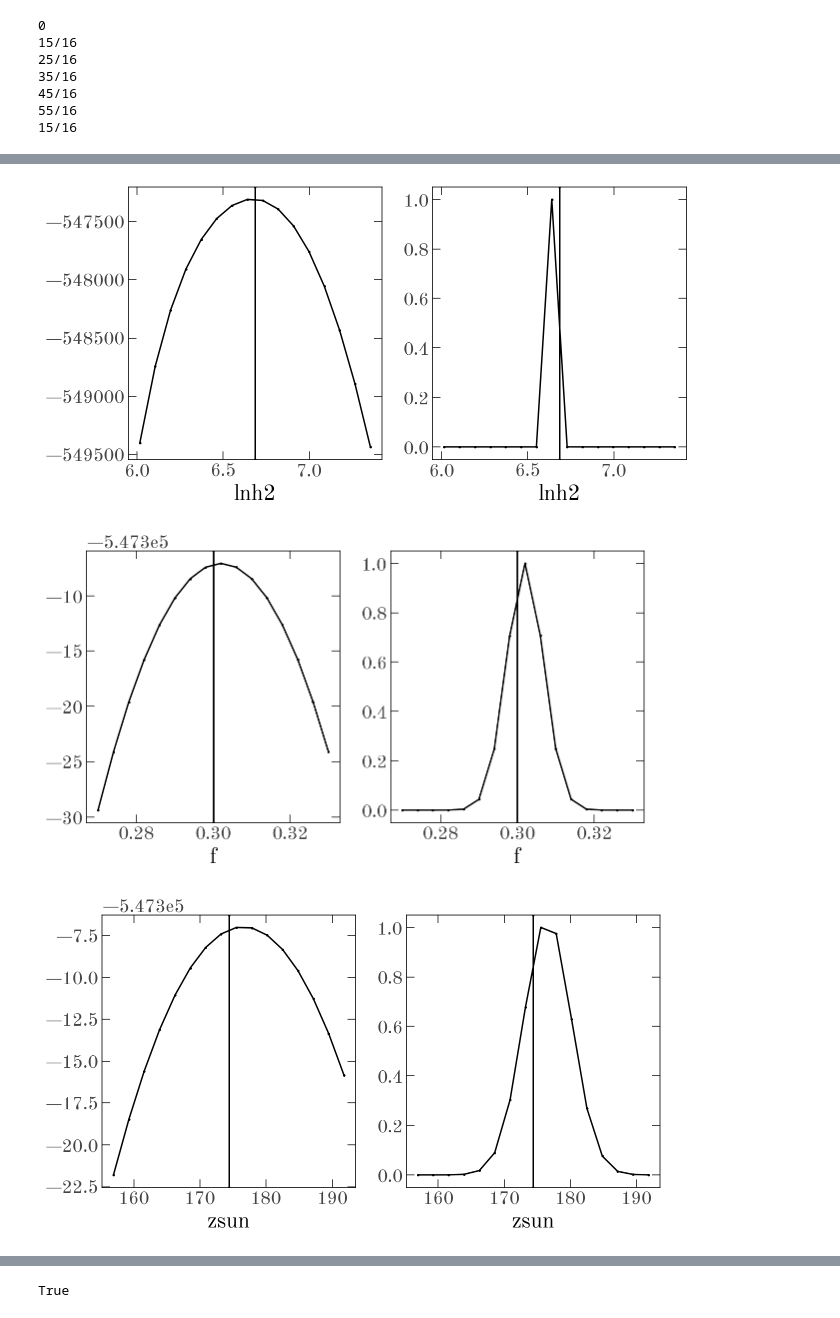
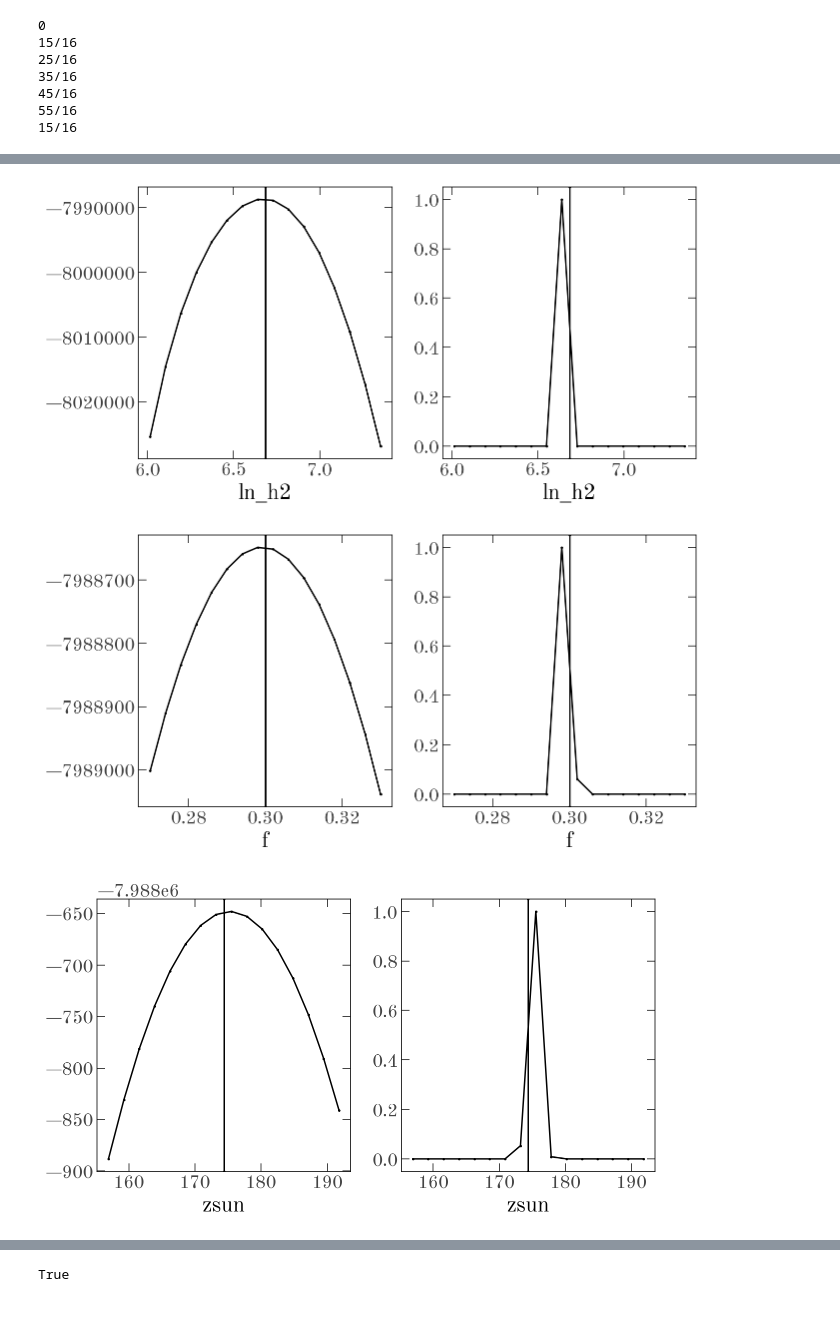
Before and after one commit to adrn/solar-velocity, a Jupyter notebook: notebooks/Simulated-midplane-with-selection.ipynb, the cells around one changed output, grey strips where cells are left out. Cells and saved outputs as stored; diff of their text form; code cells hidden in the pictures.

Commit message:
new structure for model construction

```diff
--- a/notebooks/Simulated-midplane-with-selection.ipynb
+++ b/notebooks/Simulated-midplane-with-selection.ipynb
@@ -180,0 +190,6 @@ get_ln_Veff(ln_density_args, gal_args, min_b, max_dist)
+# %%
+data = sim_gal.xyz.decompose(usys)[:, sim_mask]#.value
+model = Model(data, truth['sgrA'], min_b, max_dist, usys)
+
+model_all = Model(sim_gal.xyz.decompose(usys),
+                  truth['sgrA'], min_b, max_dist, usys)
@@ -181,22 +214,13 @@ get_ln_Veff(ln_density_args, gal_args, min_b, max_dist)
 # %%
-p0 = (
-    np.log(sim_gal.shape[0]),
-    np.log(truth['h1'].decompose(usys).value),
-    np.log(truth['h2'].decompose(usys).value),
-    truth['f'],
-    truth['zsun'].decompose(usys).value,
-    truth['roll'].decompose(usys).value
-)
-p0_names = (
-    'lnn0',
-    'lnh1',
-    'lnh2',
-    'f',
-    'zsun',
-    'roll'
-)
-data = sim_gal.xyz.decompose(usys).value[:, sim_mask]
-# data = sim_gal.xyz.decompose(usys).value
-ln_likelihood(p0, data, truth['sgrA'], ln_density_args, min_b, max_dist,
-              plot=True)
+p0 = model.pack_pars({
+    'ln_n0': np.log(sim_gal.shape[0]),
+    'ln_h1': np.log(truth['h1'].decompose(usys).value),
+    'ln_h2': np.log(truth['h2'].decompose(usys).value),
+    'f': truth['f'],
+    'zsun': truth['zsun'].decompose(usys).value,
+    'roll': truth['roll'].decompose(usys).value
+})
+
+model.ln_likelihood(p0, plot=True)
+# model_all.ln_likelihood(p0, plot=True)
 # %% [output]
@@ -216,8 +240,7 @@ for i in range(len(p0)):
     for j, val in enumerate(vals):
         print(f"{j}/{len(vals)}", end="\r")
         this_p0[i] = val
-        lls.append(ln_likelihood(this_p0, data,
-                                 sgrA, ln_density_args, min_b, max_dist))
+        lls.append(model.ln_likelihood(this_p0))
     all_lls.append(lls)
 all_lls = np.array(all_lls)
 # %% [output]
@@ -234,6 +257,6 @@ for i in range(all_lls.shape[0]):
     axes[0].plot(all_vals[i], all_lls[i])
     axes[1].plot(all_vals[i], np.exp(all_lls[i] - all_lls[i].max()))
     for ax in axes:
-        ax.set_xlabel(p0_names[i])
+        ax.set_xlabel(model.par_names[i])
         ax.axvline(p0[i])
 # %% [output]
@@ -242,3 +265,3 @@ for i in range(all_lls.shape[0]):
-[figure, old version]
+[figure, new version]
-[figure, old version]
+[figure, new version]
-[figure, old version]
+[figure, new version]
```
Also changed, not shown: parts of 28 cells of this notebook, 3 other files.
